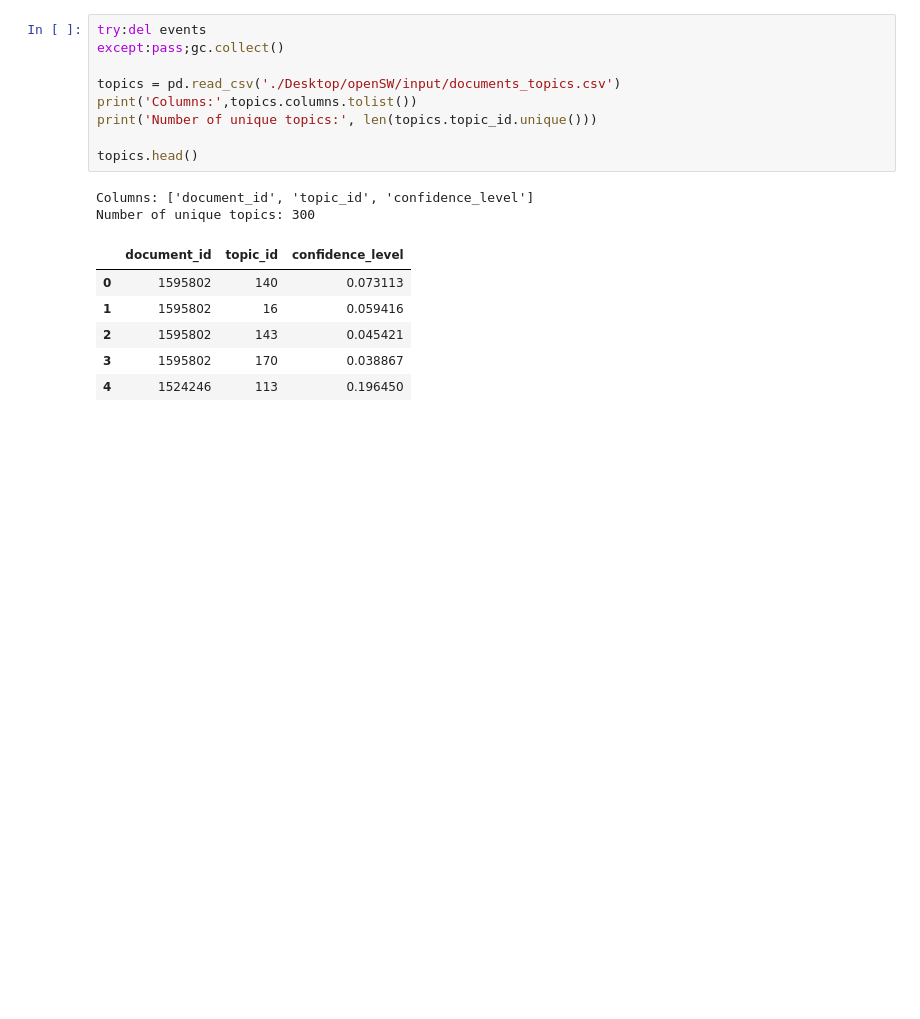
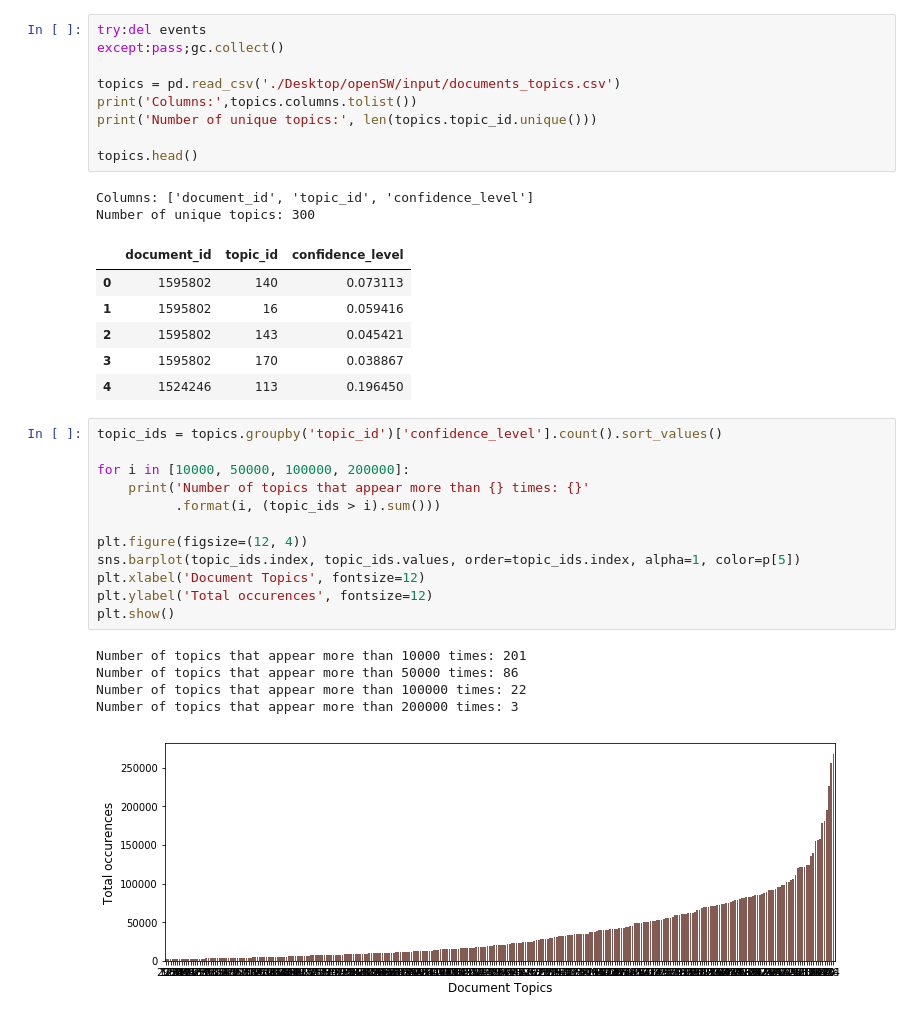
Before and after one commit to devLupin/outbrain-click-prediction, a Jupyter notebook: Outbrain-Click-Prediction.ipynb, the cells around one changed output. Cells and saved outputs as stored; diff of their text form; blank space fills up the shorter version.

```diff
--- a/Outbrain-Click-Prediction.ipynb
+++ b/Outbrain-Click-Prediction.ipynb
@@ -146,3 +146,21 @@ Number of unique topics: 300
 | 2 | 1595802 | 143 | 0.045421 |
 | 3 | 1595802 | 170 | 0.038867 |
 | 4 | 1524246 | 113 | 0.196450 |
+# %%
+topic_ids = topics.groupby('topic_id')['confidence_level'].count().sort_values()
+
+for i in [10000, 50000, 100000, 200000]:
+    print('Number of topics that appear more than {} times: {}'
+          .format(i, (topic_ids > i).sum()))
+
+plt.figure(figsize=(12, 4))
+sns.barplot(topic_ids.index, topic_ids.values, order=topic_ids.index, alpha=1, color=p[5])
+plt.xlabel('Document Topics', fontsize=12)
+plt.ylabel('Total occurences', fontsize=12)
+plt.show()
+# %% [output]
+Number of topics that appear more than 10000 times: 201
+Number of topics that appear more than 50000 times: 86
+Number of topics that appear more than 100000 times: 22
+Number of topics that appear more than 200000 times: 3
+[figure, added]
```
Also changed, not shown: parts of 1 cell of this notebook.
